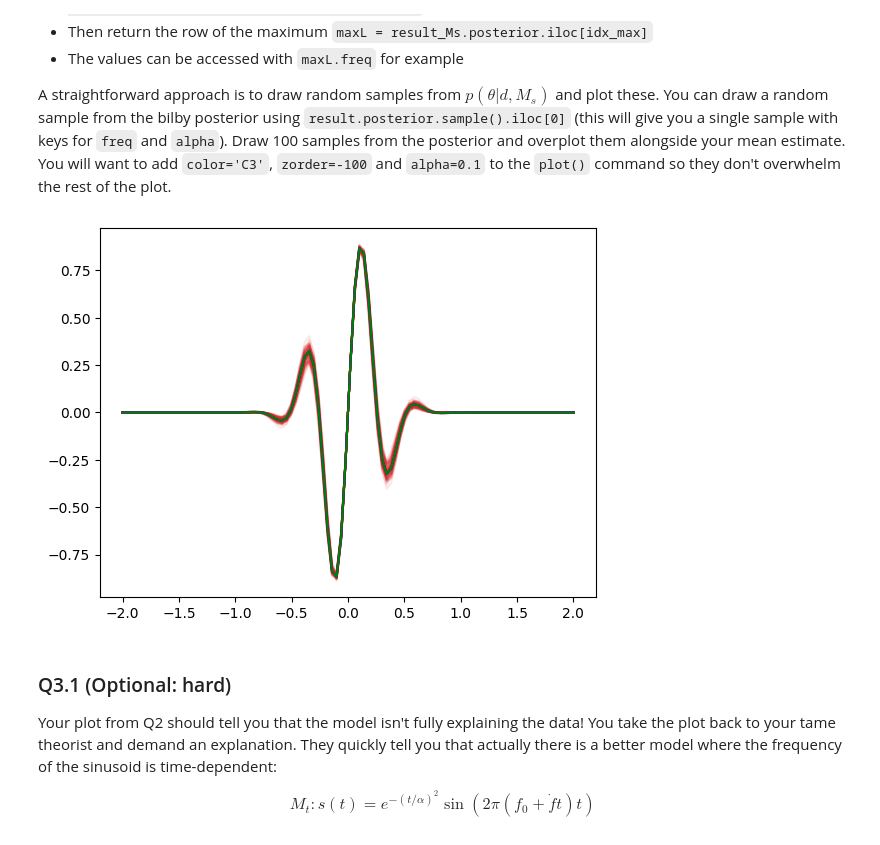
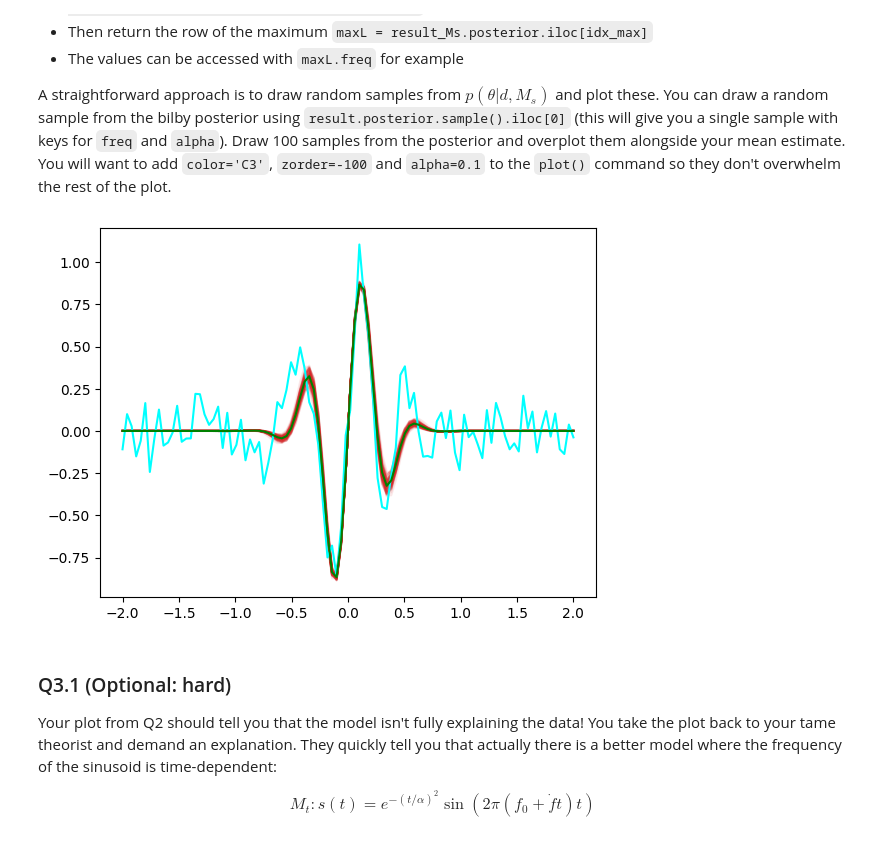
Before and after one commit to SamInsley/odw-2023, a Jupyter notebook: Tutorials/Day_3/Tuto_3.1_Introduction_to_parameter_estimation.ipynb, the cells around one changed output. Cells and saved outputs as stored; diff of their text form; code cells hidden in the pictures.

```diff
--- a/Tutorials/Day_3/Tuto_3.1_Introduction_to_parameter_estimation.ipynb
+++ b/Tutorials/Day_3/Tuto_3.1_Introduction_to_parameter_estimation.ipynb
@@ -439,14 +425,13 @@ A straightforward approach is to draw random samples from $p(\theta| d, M_s)$ an
 # %%
 idx_max = np.argmax(result_Ms.posterior.log_likelihood)
 maxL = result_Ms.posterior.iloc[idx_max]
-
-plot2 = plt.plot(time, model_Ms(time,mean_f,mean_a), color='blue')
+plot2 = plt.plot(time,yobs, color = 'cyan')
 plt.plot(time,model_Ms(time,maxL.freq,maxL.alpha), color='green')
 for i in range(100):
   random = result_Ms.posterior.sample().iloc[0]
   plt.plot(time, model_Ms(time,random['freq'],random['alpha']), color='C3', zorder=-100, alpha=0.1)
 # %% [output]
-[figure, old version]
+[figure, new version]
 # %% [markdown]
 ### Q3.1 (Optional: hard)
 Your plot from Q2 should tell you that the model isn't  fully explaining the data! You take the plot back to your tame theorist and demand an explanation. They quickly tell you that actually there is a better model where the frequency of the sinusoid is time-dependent:
```
Also changed, not shown: parts of 11 cells of this notebook.
